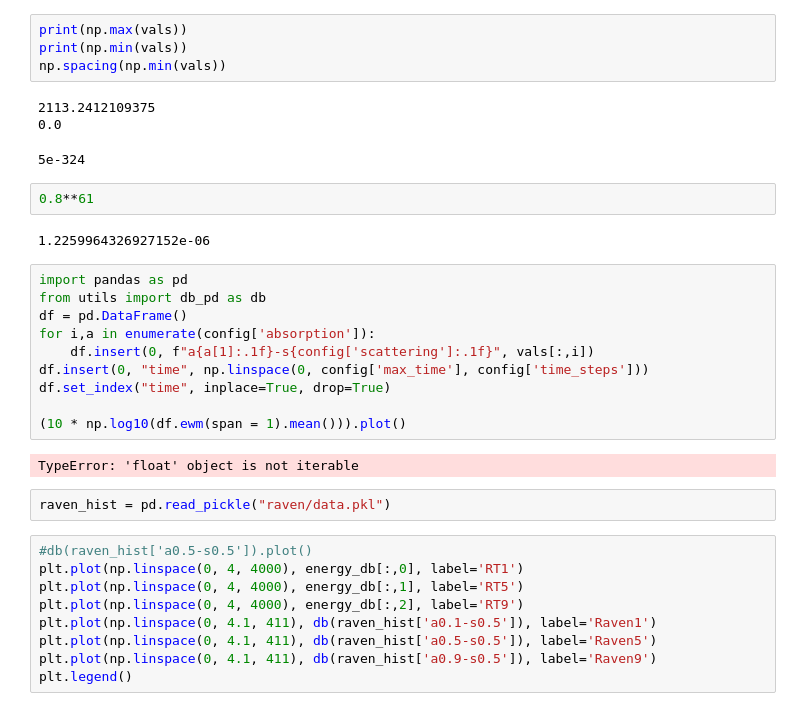
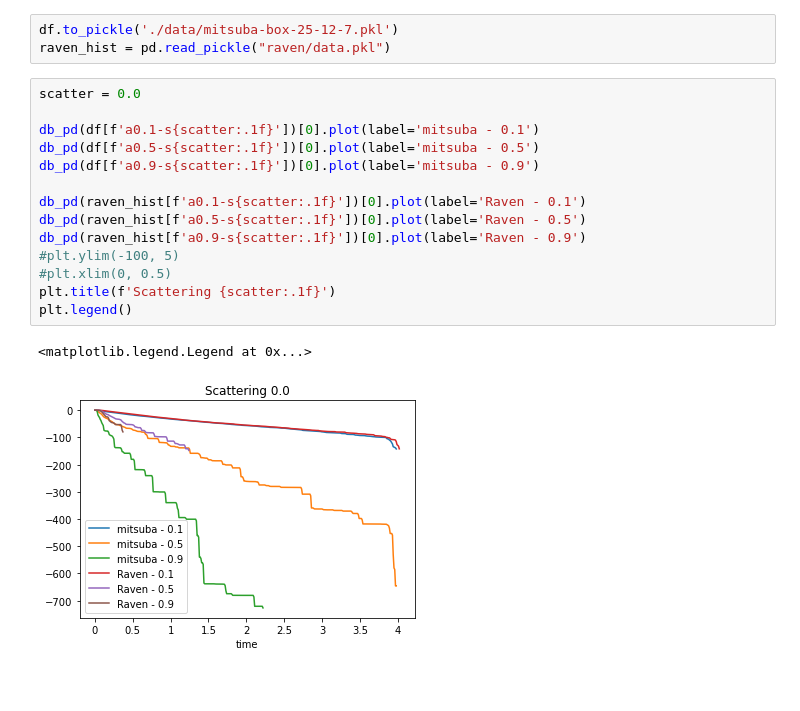
Before and after one commit to LeonardEyer/mitsuba2, a Jupyter notebook: notebook/acoustic-integration.ipynb, the cells around one changed output. Drawn from its saved outputs; the diff is of its cells as text; blank space fills up the shorter version.

```diff
--- a/notebook/acoustic-integration.ipynb
+++ b/notebook/acoustic-integration.ipynb
@@ -174,35 +213,20 @@ nexp =        8   min =        -max
-# %%
-print(np.max(vals))
-print(np.min(vals))
-np.spacing(np.min(vals))
-# %% [output]
-2113.2412109375
-0.0
-5e-324
-# %%
-0.8**61
-# %% [output]
-1.2259964326927152e-06
-# %%
-import pandas as pd
-from utils import db_pd as db
-df = pd.DataFrame()
-for i,a in enumerate(config['absorption']):
-    df.insert(0, f"a{a[1]:.1f}-s{config['scattering']:.1f}", vals[:,i])
-df.insert(0, "time", np.linspace(0, config['max_time'], config['time_steps']))
-df.set_index("time", inplace=True, drop=True)
-
-(10 * np.log10(df.ewm(span = 1).mean())).plot()
-# %% [output]
-TypeError: 'float' object is not iterable
 # %%
+df.to_pickle('./data/mitsuba-box-25-12-7.pkl')
 raven_hist = pd.read_pickle("raven/data.pkl")
-# %%
-#db(raven_hist['a0.5-s0.5']).plot()
-plt.plot(np.linspace(0, 4, 4000), energy_db[:,0], label='RT1')
-plt.plot(np.linspace(0, 4, 4000), energy_db[:,1], label='RT5')
-plt.plot(np.linspace(0, 4, 4000), energy_db[:,2], label='RT9')
-plt.plot(np.linspace(0, 4.1, 411), db(raven_hist['a0.1-s0.5']), label='Raven1')
-plt.plot(np.linspace(0, 4.1, 411), db(raven_hist['a0.5-s0.5']), label='Raven5')
-plt.plot(np.linspace(0, 4.1, 411), db(raven_hist['a0.9-s0.5']), label='Raven9')
-plt.legend()
+# %%
+scatter = 0.0
+
+db_pd(df[f'a0.1-s{scatter:.1f}'])[0].plot(label='mitsuba - 0.1')
+db_pd(df[f'a0.5-s{scatter:.1f}'])[0].plot(label='mitsuba - 0.5')
+db_pd(df[f'a0.9-s{scatter:.1f}'])[0].plot(label='mitsuba - 0.9')
+
+db_pd(raven_hist[f'a0.1-s{scatter:.1f}'])[0].plot(label='Raven - 0.1')
+db_pd(raven_hist[f'a0.5-s{scatter:.1f}'])[0].plot(label='Raven - 0.5')
+db_pd(raven_hist[f'a0.9-s{scatter:.1f}'])[0].plot(label='Raven - 0.9')
+#plt.ylim(-100, 5)
+#plt.xlim(0, 0.5)
+plt.title(f'Scattering {scatter:.1f}')
+plt.legend()
+# %% [output]
+<matplotlib.legend.Legend at 0x...>
+[figure, added]
```
Also changed, not shown: parts of 8 cells of this notebook, 4 other files.
